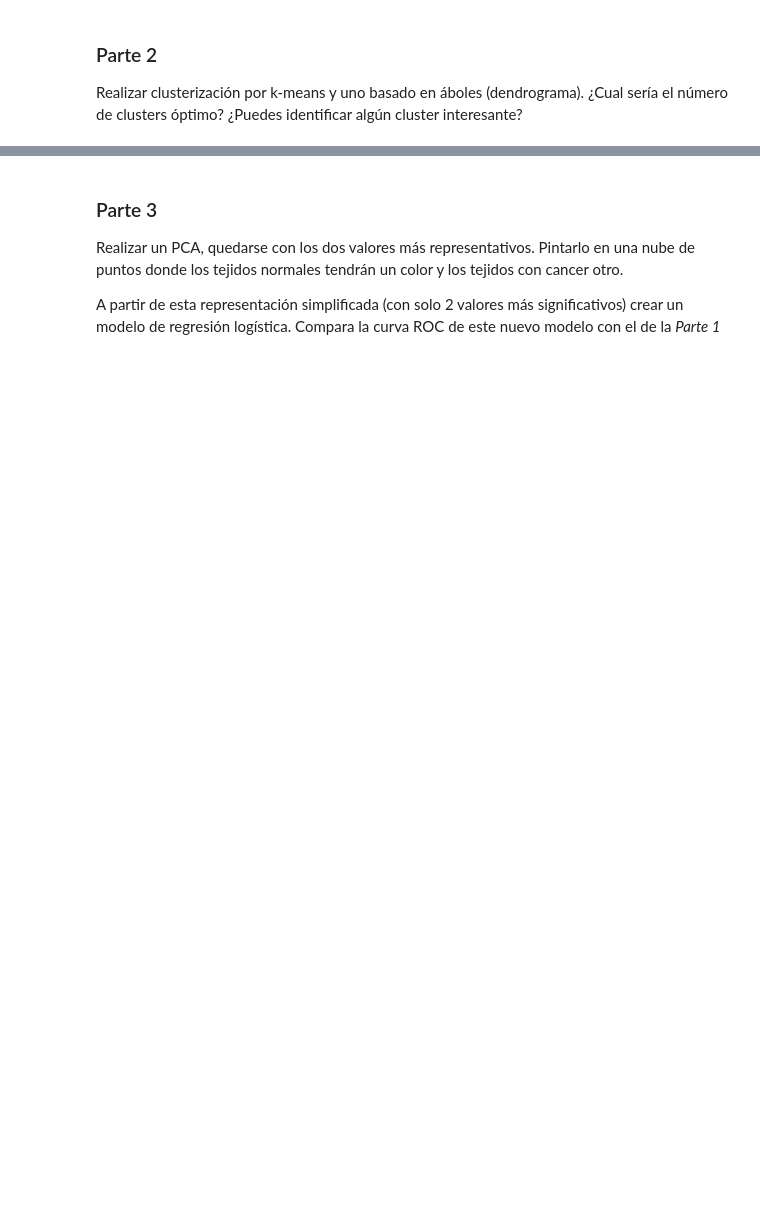
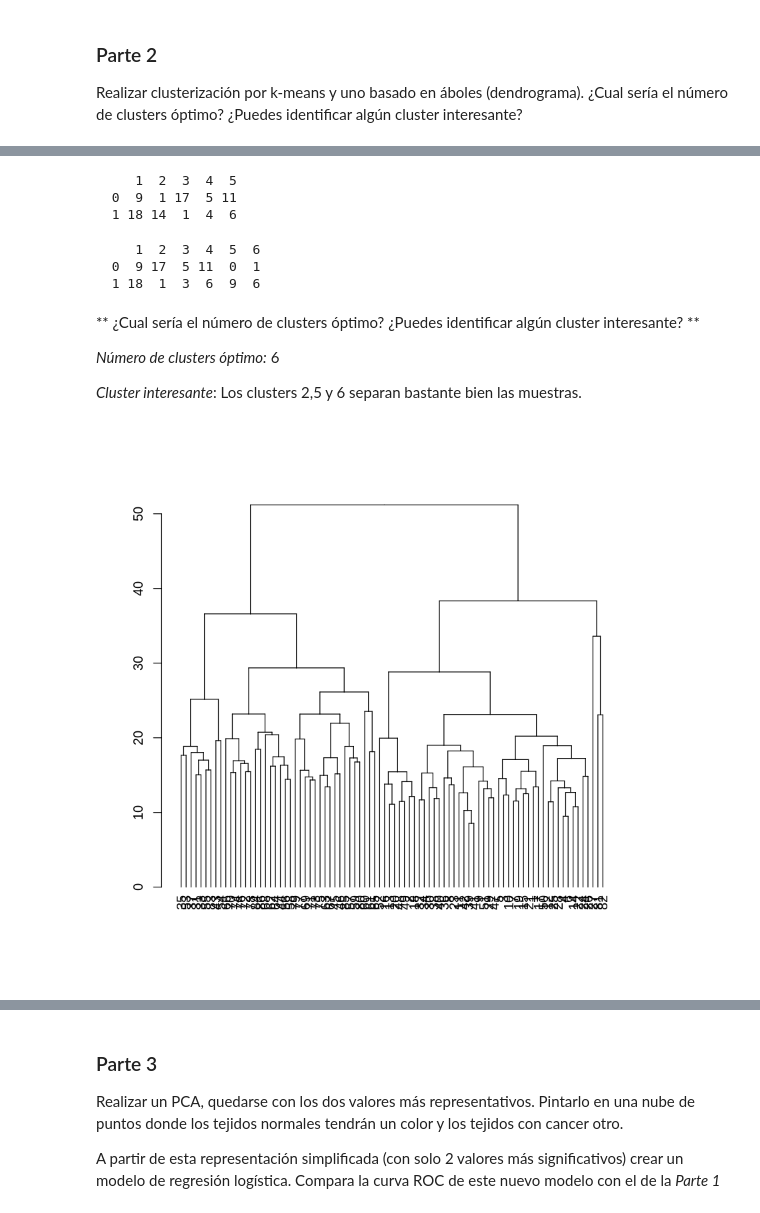
Before and after one commit to error0x01/DATA_MINING, a Jupyter notebook: Practica_jljg.ipynb, the cells around one changed output, grey strips where cells are left out. Cells and saved outputs as stored; diff of their text form; code cells hidden in the pictures; blank space fills up the shorter version.

```diff
--- a/Practica_jljg.ipynb
+++ b/Practica_jljg.ipynb
@@ -78,0 +227,29 @@ Realizar clusterización por k-means y uno basado en áboles (dendrograma). ¿Cu
+# %%
+myclust <- kmeans(genexp_norm[, 1:ncol(genexp)-1], 5)
+table(genexp_norm$dictamen, myclust$cluster)
+# %% [output]
+     1  2  3  4  5
+  0  9  1 17  5 11
+  1 18 14  1  4  6
+# %%
+myclust <- kmeans(genexp_norm[, 1:ncol(genexp)-1], 6)
+table(genexp_norm$dictamen, myclust$cluster)
+# %% [output]
+     1  2  3  4  5  6
+  0  9 17  5 11  0  1
+  1 18  1  3  6  9  6
+# %% [markdown]
+** ¿Cual sería el número de clusters óptimo? ¿Puedes identificar algún cluster interesante? **
+
+_Número de clusters óptimo:_ 6
+
+_Cluster interesante_: Los clusters 2,5 y 6 separan bastante bien las muestras.
+# %%
+# Dendograma
+
+d <- dist(as.matrix(genexp_norm[, 1:ncol(genexp)-1]), method = "euclidean")
+hc <- hclust(d, method = "complete")
+hcd <- as.dendrogram(hc)
+plot(hcd)
+# %% [output]
+[figure, added]
```
Also changed, not shown: parts of 23 cells of this notebook.
